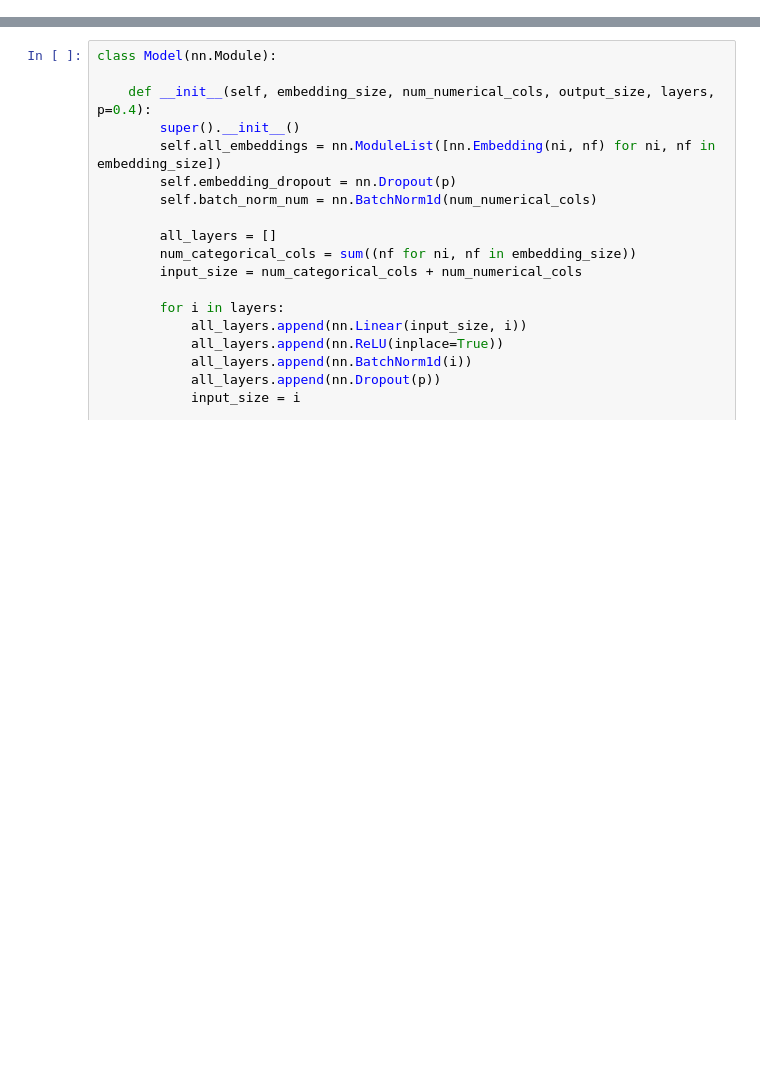
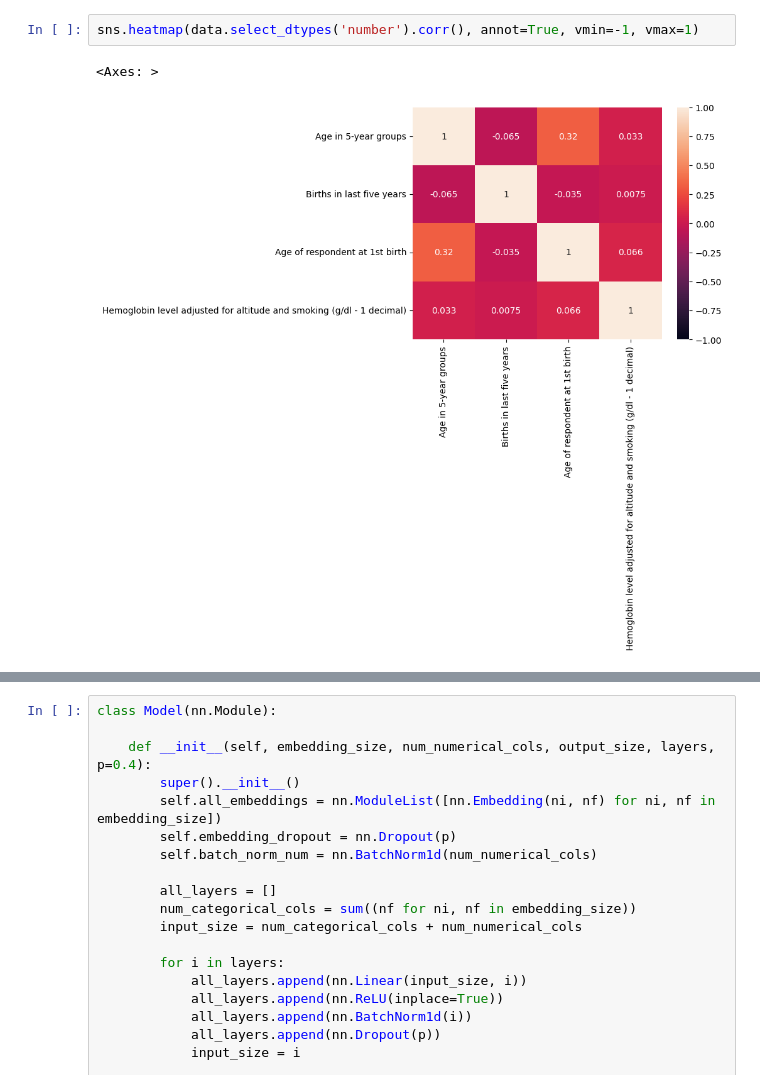
Before and after one commit to Ponynie/IntroDMLabChula, a Jupyter notebook: Final_Project/Traning_Anemia.ipynb, the cells around one changed output, grey strips where cells are left out. Saved outputs shown, nothing was run; the diff lists cells and outputs as text; blank space fills up the shorter version.

```diff
--- a/Final_Project/Traning_Anemia.ipynb
+++ b/Final_Project/Traning_Anemia.ipynb
@@ -37,0 +72,5 @@ print(data['Anemia level'].cat.categories, "Label")
+# %%
+sns.heatmap(data.select_dtypes('number').corr(), annot=True, vmin=-1, vmax=1)
+# %% [output]
+<Axes: >
+[figure, added]
```
Also changed, not shown: parts of 19 cells of this notebook, 2 other files.
